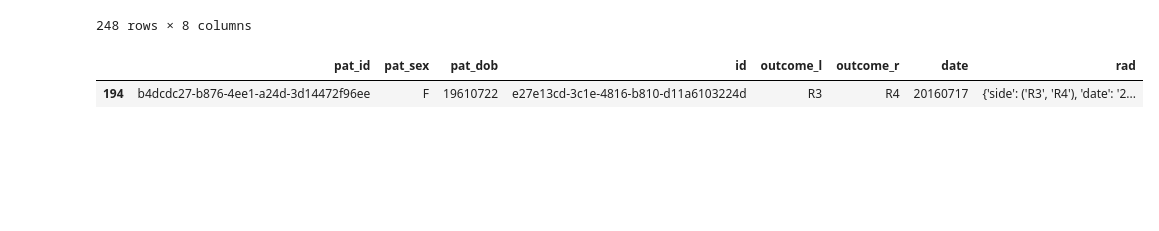
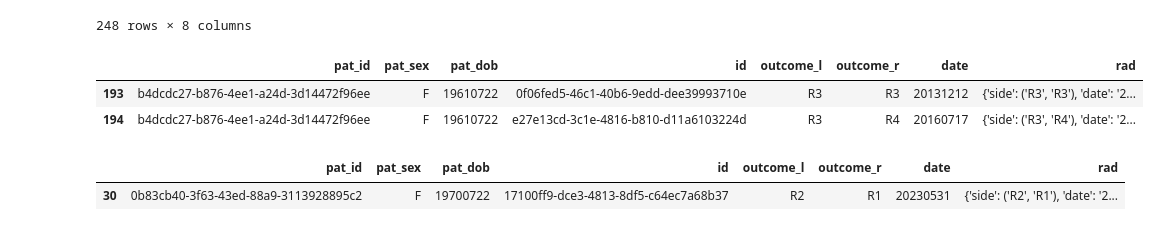
Before and after one commit to MaxKumundzhiev/Practices-for-Engineers, a Jupyter notebook: CompaniesPractices/Company10/Untitled1.ipynb, the cells around one changed output. Drawn from its saved outputs; the diff is of its cells as text; code cells hidden in the pictures; blank space fills up the shorter version.

```diff
--- a/CompaniesPractices/Company10/Untitled1.ipynb
+++ b/CompaniesPractices/Company10/Untitled1.ipynb
@@ -533,11 +533,17 @@ ris_df
 | 247 | f5c8540f-c885-40ad-9081-1763e45fe828 | F | 19680722 | 5cd192a0-fcb0-4fb8-8f29-a5f88afa7256 | R3 | R2 | 20250329 | {'side': ('R3', 'R2'), 'date': '2... |
 248 rows × 8 columns
 # %%
-# by observation id
-ris_df[ris_df['id'] == 'e27e13cd-3c1e-4816-b810-d11a6103224d']
+# # by observation id
+# ris_df[ris_df['id'] == 'e27e13cd-3c1e-4816-b810-d11a6103224d']
 
 # by patient id
 ris_df[ris_df['pat_id'] == 'b4dcdc27-b876-4ee1-a24d-3d14472f96ee']
 # %% [output]
 |  | pat_id | pat_sex | pat_dob | id | outcome_l | outcome_r | date | rad |
+| 193 | b4dcdc27-b876-4ee1-a24d-3d14472f96ee | F | 19610722 | 0f06fed5-46c1-40b6-9edd-dee39993710e | R3 | R3 | 20131212 | {'side': ('R3', 'R3'), 'date': '2... |
 | 194 | b4dcdc27-b876-4ee1-a24d-3d14472f96ee | F | 19610722 | e27e13cd-3c1e-4816-b810-d11a6103224d | R3 | R4 | 20160717 | {'side': ('R3', 'R4'), 'date': '2... |
+# %%
+ris_df[ris_df['id'] == '17100ff9-dce3-4813-8df5-c64ec7a68b37']
+# %% [output]
+|  | pat_id | pat_sex | pat_dob | id | outcome_l | outcome_r | date | rad |
+| 30 | 0b83cb40-3f63-43ed-88a9-3113928895c2 | F | 19700722 | 17100ff9-dce3-4813-8df5-c64ec7a68b37 | R2 | R1 | 20230531 | {'side': ('R2', 'R1'), 'date': '2... |
```
Also changed, not shown: parts of 1 cell of this notebook, 3 other files.
